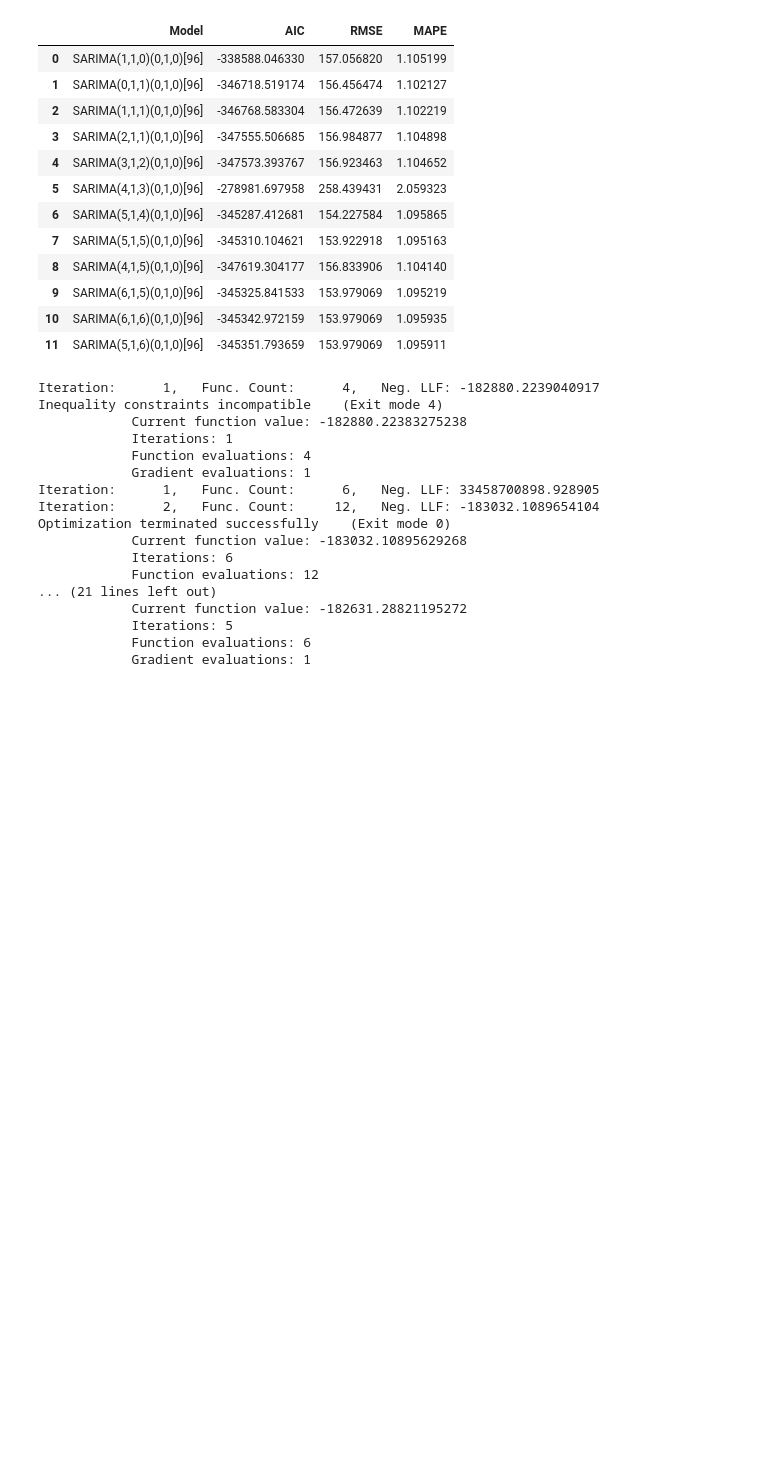
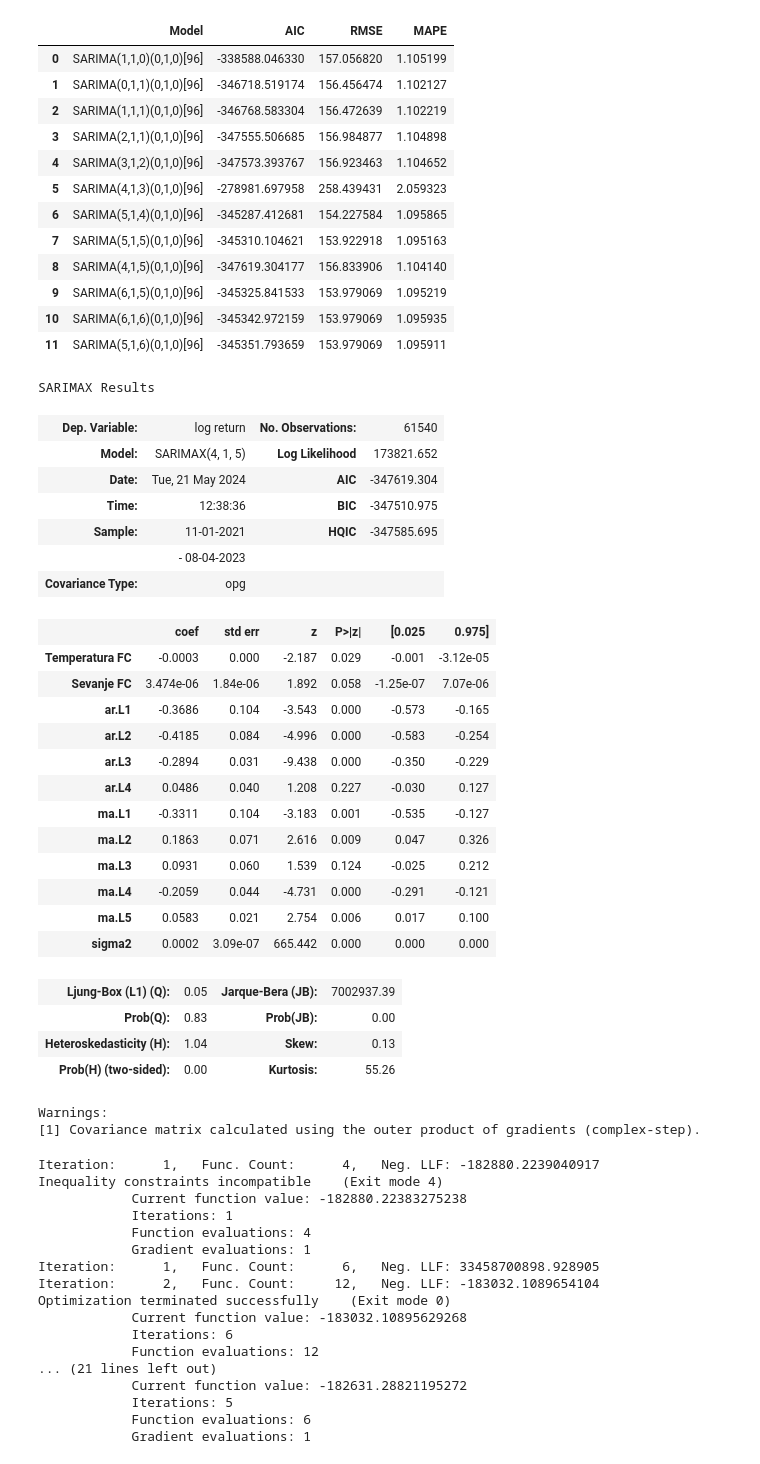
Before and after one commit to karolina-sa/Matematika-z-racunalnikom-projekt, a Jupyter notebook: 18_5_2024.ipynb, the cells around one changed output. Drawn from its saved outputs; the diff is of its cells as text; code cells hidden in the pictures; blank space fills up the shorter version.

Commit message:
Izbira modela

```diff
--- a/18_5_2024.ipynb
+++ b/18_5_2024.ipynb
@@ -492,6 +525,36 @@ columns=('Model', 'AIC', 'RMSE', 'MAPE'))
 | 9 | SARIMA(6,1,5)(0,1,0)[96] | -345325.841533 | 153.979069 | 1.095219 |
 | 10 | SARIMA(6,1,6)(0,1,0)[96] | -345342.972159 | 153.979069 | 1.095935 |
 | 11 | SARIMA(5,1,6)(0,1,0)[96] | -345351.793659 | 153.979069 | 1.095911 |
+# %%
+results_9.summary()
+# %% [output]
+SARIMAX Results
+| Dep. Variable: | log return | No. Observations: | 61540 |
+| Model: | SARIMAX(4, 1, 5) | Log Likelihood | 173821.652 |
+| Date: | Tue, 21 May 2024 | AIC | -347619.304 |
+| Time: | 12:38:36 | BIC | -347510.975 |
+| Sample: | 11-01-2021 | HQIC | -347585.695 |
+|  | - 08-04-2023 |  |  |
+| Covariance Type: | opg |  |  |
+|  | coef | std err | z | P>|z| | [0.025 | 0.975] |
+| Temperatura FC | -0.0003 | 0.000 | -2.187 | 0.029 | -0.001 | -3.12e-05 |
+| Sevanje FC | 3.474e-06 | 1.84e-06 | 1.892 | 0.058 | -1.25e-07 | 7.07e-06 |
+| ar.L1 | -0.3686 | 0.104 | -3.543 | 0.000 | -0.573 | -0.165 |
+| ar.L2 | -0.4185 | 0.084 | -4.996 | 0.000 | -0.583 | -0.254 |
+| ar.L3 | -0.2894 | 0.031 | -9.438 | 0.000 | -0.350 | -0.229 |
+| ar.L4 | 0.0486 | 0.040 | 1.208 | 0.227 | -0.030 | 0.127 |
+| ma.L1 | -0.3311 | 0.104 | -3.183 | 0.001 | -0.535 | -0.127 |
+| ma.L2 | 0.1863 | 0.071 | 2.616 | 0.009 | 0.047 | 0.326 |
+| ma.L3 | 0.0931 | 0.060 | 1.539 | 0.124 | -0.025 | 0.212 |
+| ma.L4 | -0.2059 | 0.044 | -4.731 | 0.000 | -0.291 | -0.121 |
+| ma.L5 | 0.0583 | 0.021 | 2.754 | 0.006 | 0.017 | 0.100 |
+| sigma2 | 0.0002 | 3.09e-07 | 665.442 | 0.000 | 0.000 | 0.000 |
+| Ljung-Box (L1) (Q): | 0.05 | Jarque-Bera (JB): | 7002937.39 |
+| Prob(Q): | 0.83 | Prob(JB): | 0.00 |
+| Heteroskedasticity (H): | 1.04 | Skew: | 0.13 |
+| Prob(H) (two-sided): | 0.00 | Kurtosis: | 55.26 |
+Warnings:
+[1] Covariance matrix calculated using the outer product of gradients (complex-step).
 # %%
 import warnings
 warnings.warn = lambda *a, **kw: False
```
Also changed, not shown: parts of 3 cells of this notebook, 16 other files.
